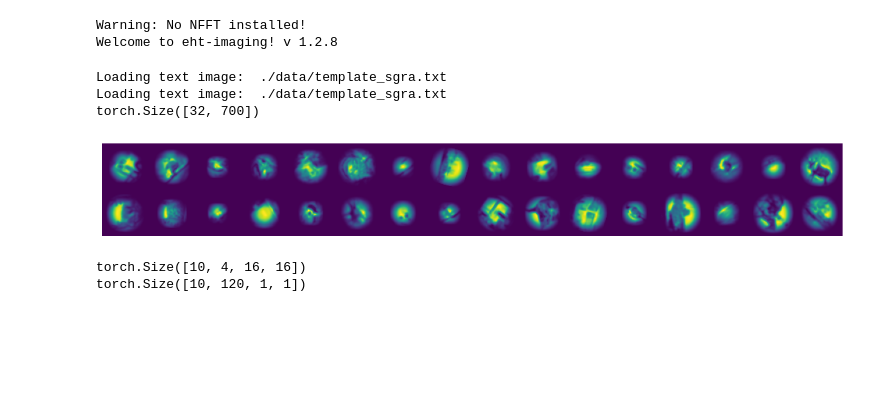
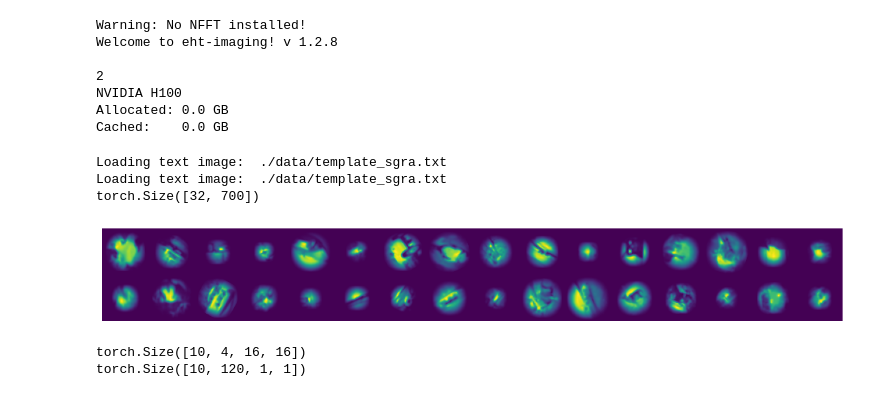
Before and after one commit to samlaihei/CI_ML, a Jupyter notebook: dataset_testing.ipynb, the cells around one changed output. Saved outputs shown, nothing was run; the diff lists cells and outputs as text; code cells hidden in the pictures; blank space fills up the shorter version.

```diff
--- a/dataset_testing.ipynb
+++ b/dataset_testing.ipynb
@@ -5,12 +5,20 @@ import matplotlib.pyplot as plt
 import data.dataset as ds
 import numpy as np
 import torchvision
-from torch.utils.data import DataLoader, random_split
-import albumentations as A
+from torch.utils.data import DataLoader
 
 device = torch.device("cuda" if torch.cuda.is_available() else "cpu")
 
-import model_ae_FD as vae
+torch.cuda.set_device('cuda:2')
+print(torch.cuda.current_device())
+print(torch.cuda.get_device_name(2))
+print('Allocated:', round(torch.cuda.memory_allocated(0)/1024**3,1), 'GB')
+print('Cached:   ', round(torch.cuda.memory_reserved(0)/1024**3,1), 'GB')
 # %% [output]
 Warning: No NFFT installed!
 Welcome to eht-imaging! v 1.2.8
+
+2
+NVIDIA H100
+Allocated: 0.0 GB
+Cached:    0.0 GB
@@ -178,40 +181,34 @@ ehtim=True
 tint_sec = 5
 tadv_sec = 600
 tstart_hr = 0
 tstop_hr = 5
 bw_hz = [230E9, 345E9]
 
 data_dir = 'data/datasets/v2/'
 # mnames = ['gauss', 'disk', 'ellipse', 'ring', 'mring', 'disk2', 'gauss2']
 mnames = ['cifar10']
 
 filenames = np.array([data_dir + 'train/train_' + m + '.npy' for m in mnames])
 train_data = ds.ImgDataset(filenames, transform=cifar_train_transforms, ehtim=ehtim, tint_sec=tint_sec, tadv_sec=tadv_sec, tstart_hr=tstart_hr, tstop_hr=tstop_hr, bw_hz=bw_hz)
 
 filenames = np.array([data_dir + 'val/val_' + m + '.npy' for m in mnames])
 val_data = ds.ImgDataset(filenames, transform=cifar_val_transforms, ehtim=ehtim, tint_sec=tint_sec, tadv_sec=tadv_sec, tstart_hr=tstart_hr, tstop_hr=tstop_hr, bw_hz=bw_hz)
 
 
 train = DataLoader(train_data, batch_size=batch_size, shuffle=True)
 val = DataLoader(val_data, batch_size=batch_size, shuffle=True)
 
 if True:
     dataiter = iter(train)
     images, cis, classes = next(dataiter)
     print(cis.shape)
 
     plot_images(images)
-
-    if False:
-        with torch.inference_mode():
-            features_vae, features_q, features_ci, recon_img, pred_img, pred_class = model(images.to(device), cis.to(device))
-            plot_images(recon_img.cpu().detach())
-            plot_images(pred_img.cpu().detach())
 # %% [output]
 Loading text image:  ./data/template_sgra.txt
 Loading text image:  ./data/template_sgra.txt
 torch.Size([32, 700])
-[figure, old version]
+[figure, new version]
 # %%
 # test decoder from ci
 from torch import nn
```
Also changed, not shown: parts of 1 cell of this notebook, 3 other files.
